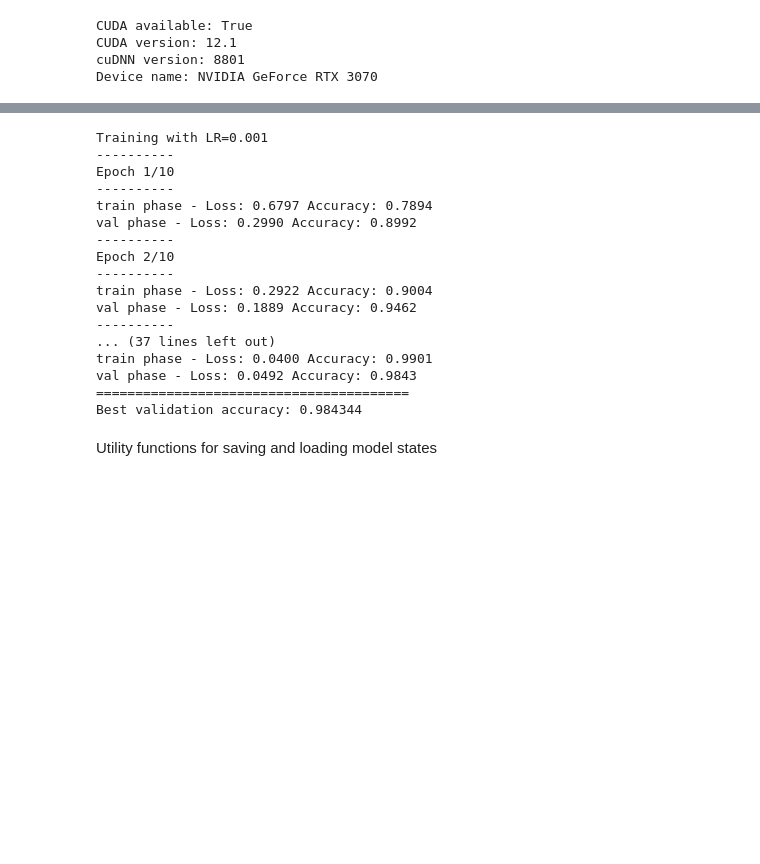
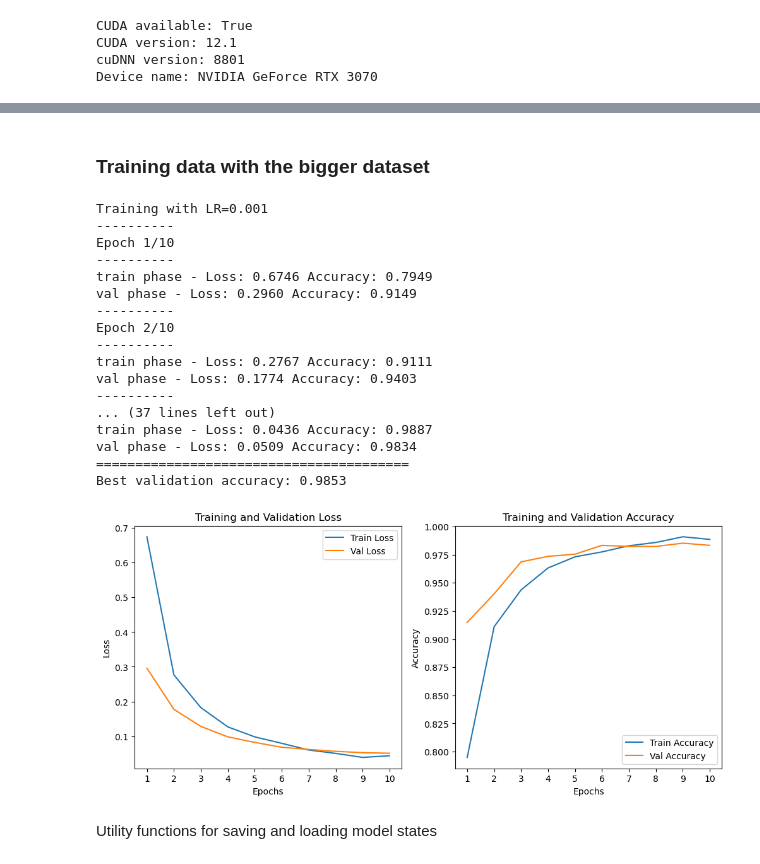
Before and after one commit to CheckinChickens/gmm-komandine, a Jupyter notebook: EfficientNet/efficientnet.ipynb, the cells around one changed output, grey strips where cells are left out. Saved outputs shown, nothing was run; the diff lists cells and outputs as text; code cells hidden in the pictures; blank space fills up the shorter version.

```diff
--- a/EfficientNet/efficientnet.ipynb
+++ b/EfficientNet/efficientnet.ipynb
@@ -233,30 +236,33 @@ def train_model(model, criterion, optimizer, train_loader, val_loader, num_epoch
     return model
+# %% [markdown]
+### Training data with the bigger dataset
 # %%
 lr = 0.001
 criterion = nn.CrossEntropyLoss()
 optimizer = optim.SGD(model.parameters(), lr=lr, momentum=0.9)
+
+model = model.to(device)
+print(f"Training with LR={lr}")
+model = train_model(model, criterion, optimizer, train_loader, val_loader, num_epochs=10)
+# %% [output]
+Training with LR=0.001
+----------
+Epoch 1/10
+----------
+train phase - Loss: 0.6746 Accuracy: 0.7949
+val phase - Loss: 0.2960 Accuracy: 0.9149
+----------
+Epoch 2/10
+----------
+train phase - Loss: 0.2767 Accuracy: 0.9111
+val phase - Loss: 0.1774 Accuracy: 0.9403
+----------
+... (37 lines left out)
+train phase - Loss: 0.0436 Accuracy: 0.9887
+val phase - Loss: 0.0509 Accuracy: 0.9834
+========================================
+Best validation accuracy: 0.9853
+[figure, added]
-# %%
-model = model.to(device)
-print(f"Training with LR={lr}")
-model = train_model(model, criterion, optimizer, train_loader, val_loader)
-# %% [output]
-Training with LR=0.001
-----------
-Epoch 1/10
-----------
-train phase - Loss: 0.6797 Accuracy: 0.7894
-val phase - Loss: 0.2990 Accuracy: 0.8992
-----------
-Epoch 2/10
-----------
-train phase - Loss: 0.2922 Accuracy: 0.9004
-val phase - Loss: 0.1889 Accuracy: 0.9462
-----------
-... (37 lines left out)
-train phase - Loss: 0.0400 Accuracy: 0.9901
-val phase - Loss: 0.0492 Accuracy: 0.9843
-========================================
-Best validation accuracy: 0.984344
 # %% [markdown]
 Utility functions for saving and loading model states
 # %%
```
Also changed, not shown: parts of 15 cells of this notebook, 2 other files.
